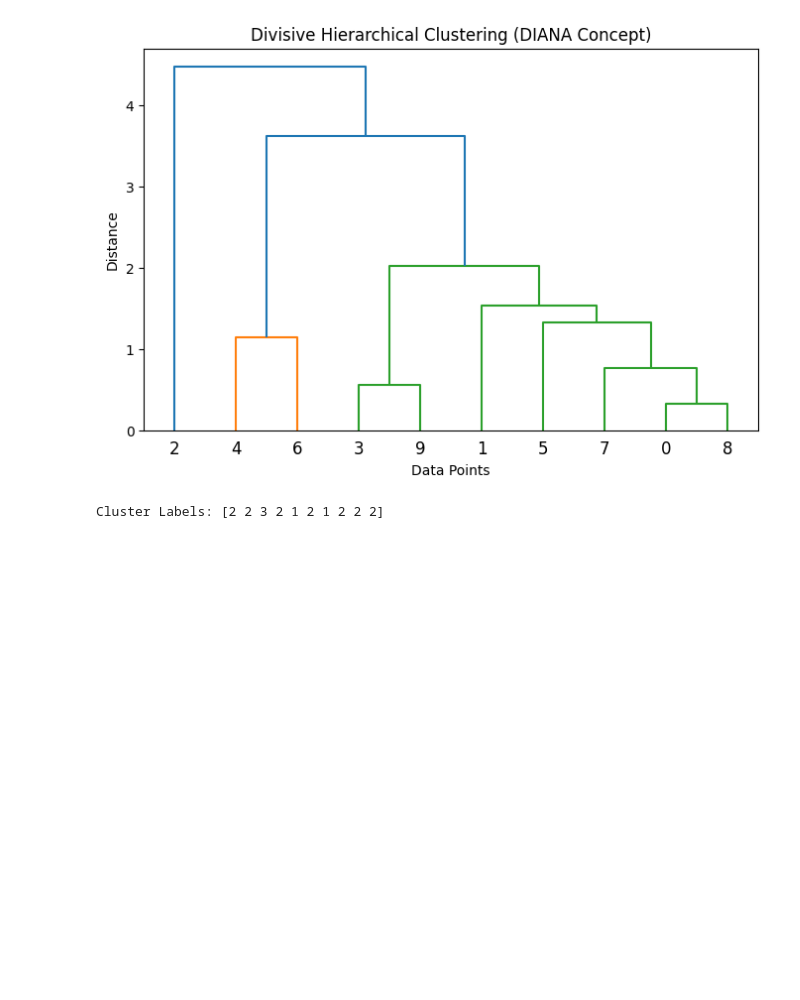
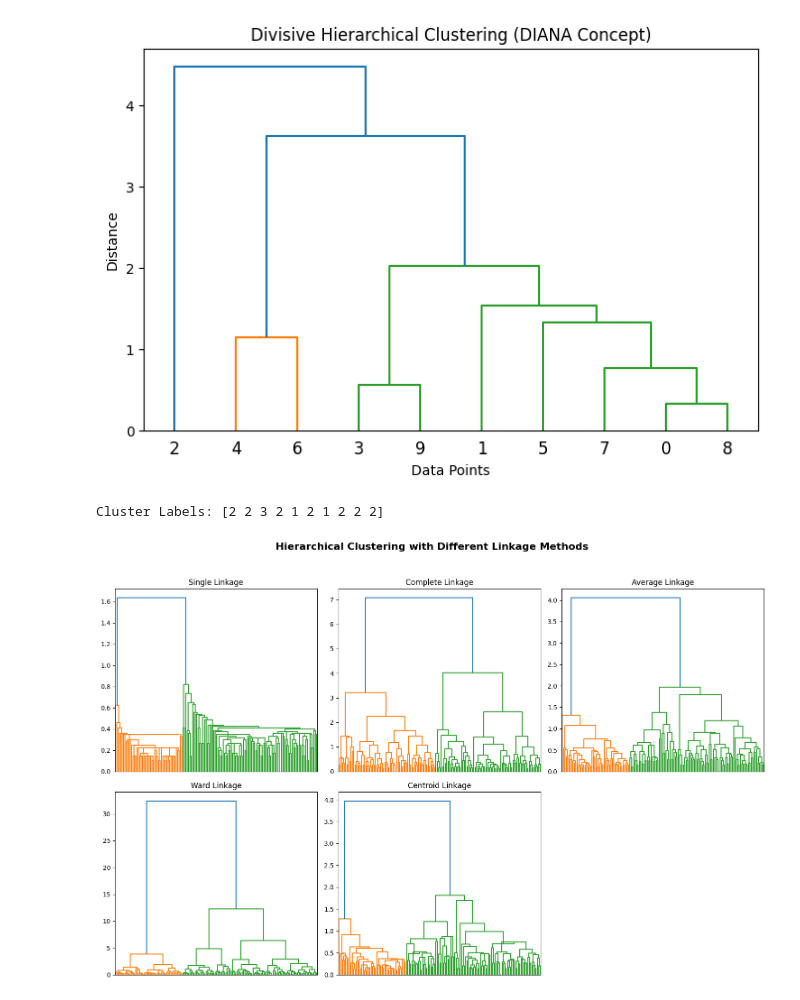
Before and after one commit to vigneshwar315/machinelearning, a Jupyter notebook: unit_3_Programs.ipynb, the cells around one changed output. Saved outputs shown, nothing was run; the diff lists cells and outputs as text; code cells hidden in the pictures; blank space fills up the shorter version.

```diff
--- a/unit_3_Programs.ipynb
+++ b/unit_3_Programs.ipynb
@@ -185,3 +127,23 @@ print("Cluster Labels:", labels)
 # %% [output]
 [figure]
 Cluster Labels: [2 2 3 2 1 2 1 2 2 2]
+# %%
+import numpy as np
+import pandas as pd
+from sklearn.datasets import load_iris
+from scipy.cluster.hierarchy import linkage, dendrogram
+import matplotlib.pyplot as plt
+data = load_iris()
+X = data.data
+methods = ['single', 'complete', 'average', 'ward', 'centroid']
+plt.figure(figsize=(15, 10))
+plt.suptitle("Hierarchical Clustering with Different Linkage Methods", fontsize=16, fontweight='bold')
+for i, method in enumerate(methods):
+    plt.subplot(2, 3, i + 1)
+    Z = linkage(X, method=method)
+    dendrogram(Z, no_labels=True)
+    plt.title(f"{method.capitalize()} Linkage")
+plt.tight_layout(rect=[0, 0, 1, 0.95])
+plt.show()
+# %% [output]
+[figure, added]
```
Also changed, not shown: parts of 8 cells of this notebook.
